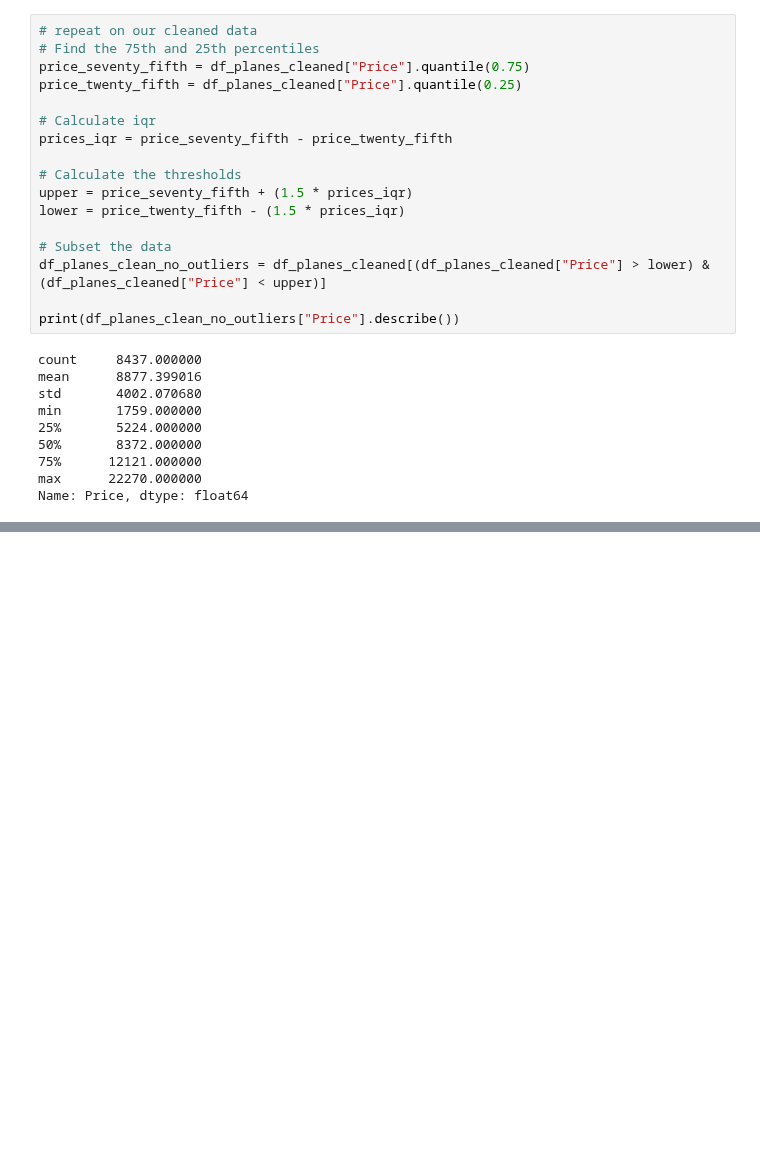
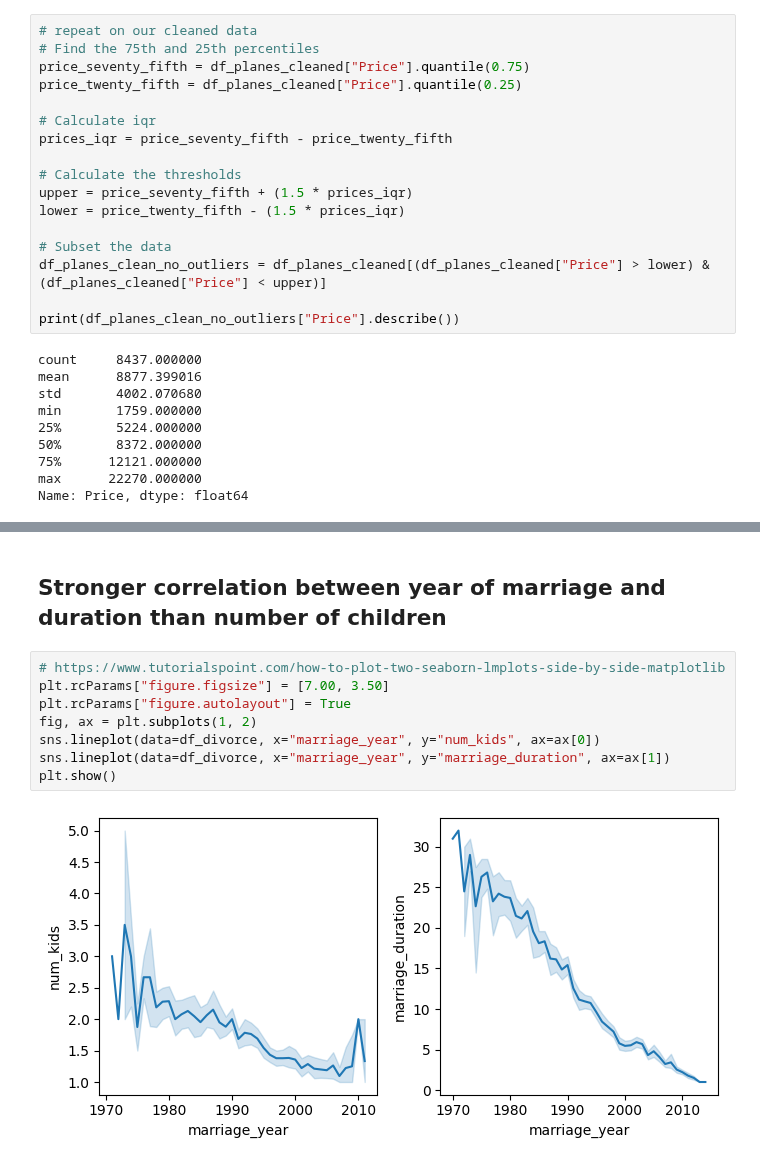
Before and after one commit to MichaelSzczepaniak/DataCamp, a Jupyter notebook: Tracks/Associate Data Scientist/14 Exploratory Data Analysis in Python/EDA_in_Python.ipynb, the cells around one changed output, grey strips where cells are left out. Saved outputs shown, nothing was run; the diff lists cells and outputs as text; blank space fills up the shorter version.

Commit message:
add section on working with trends through time and variable correlation

```diff
--- a/Tracks/Associate Data Scientist/14 Exploratory Data Analysis in Python/EDA_in_Python.ipynb
+++ b/Tracks/Associate Data Scientist/14 Exploratory Data Analysis in Python/EDA_in_Python.ipynb
@@ -1178,0 +1236,12 @@ Name: Price, dtype: float64
+# %% [markdown]
+## Stronger correlation between year of marriage and duration than number of children
+# %%
+# https://www.tutorialspoint.com/how-to-plot-two-seaborn-lmplots-side-by-side-matplotlib
+plt.rcParams["figure.figsize"] = [7.00, 3.50]
+plt.rcParams["figure.autolayout"] = True
+fig, ax = plt.subplots(1, 2)
+sns.lineplot(data=df_divorce, x="marriage_year", y="num_kids", ax=ax[0])
+sns.lineplot(data=df_divorce, x="marriage_year", y="marriage_duration", ax=ax[1])
+plt.show()
+# %% [output]
+[figure, added]
```
Also changed, not shown: parts of 8 cells of this notebook.
